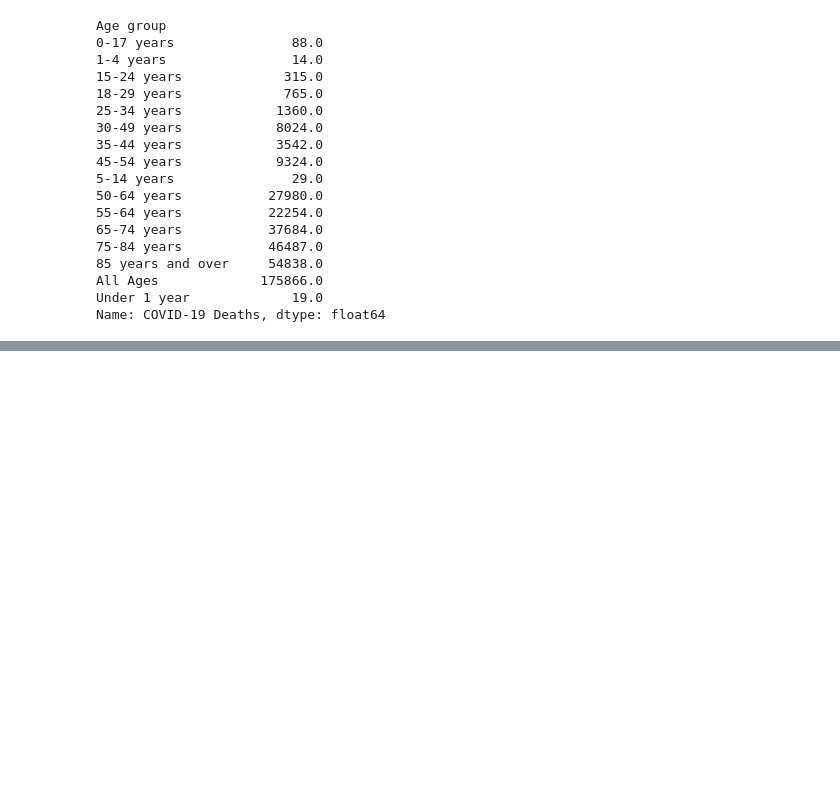
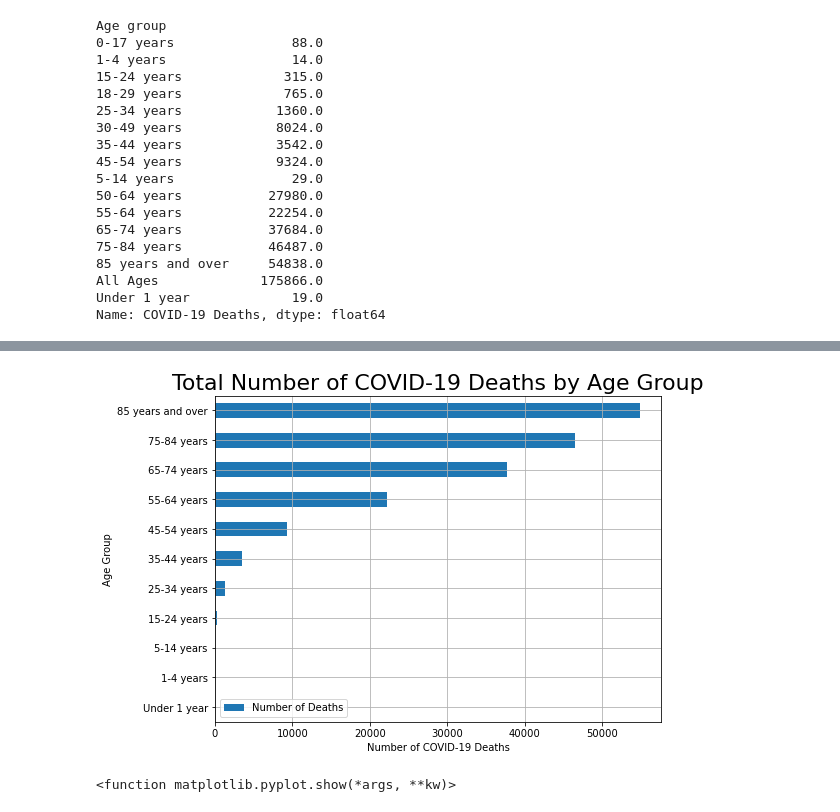
Before and after one commit to gelopez21/ProjectOne, a Jupyter notebook: Project One - Data Cleansing.ipynb, the cells around one changed output, grey strips where cells are left out. Drawn from its saved outputs; the diff is of its cells as text; code cells hidden in the pictures; blank space fills up the shorter version.

Commit message:
bar charts added

```diff
--- a/Project One - Data Cleansing.ipynb
+++ b/Project One - Data Cleansing.ipynb
@@ -148,0 +169,14 @@ death_by_age2.style.format({"Number of Deaths":"{:,.0f}"})
+# %%
+death_by_age3.plot(kind="barh", figsize=(8, 6))
+
+plt.xlabel("Number of COVID-19 Deaths")
+plt.ylabel("Age Group")
+
+plt.title("Total Number of COVID-19 Deaths by Age Group", fontsize=22)
+
+plt.grid(True)
+plt.show(block=True)
+plt.show
+# %% [output]
+[figure, added]
+<function matplotlib.pyplot.show(*args, **kw)>
```
Also changed, not shown: parts of 8 cells of this notebook.
